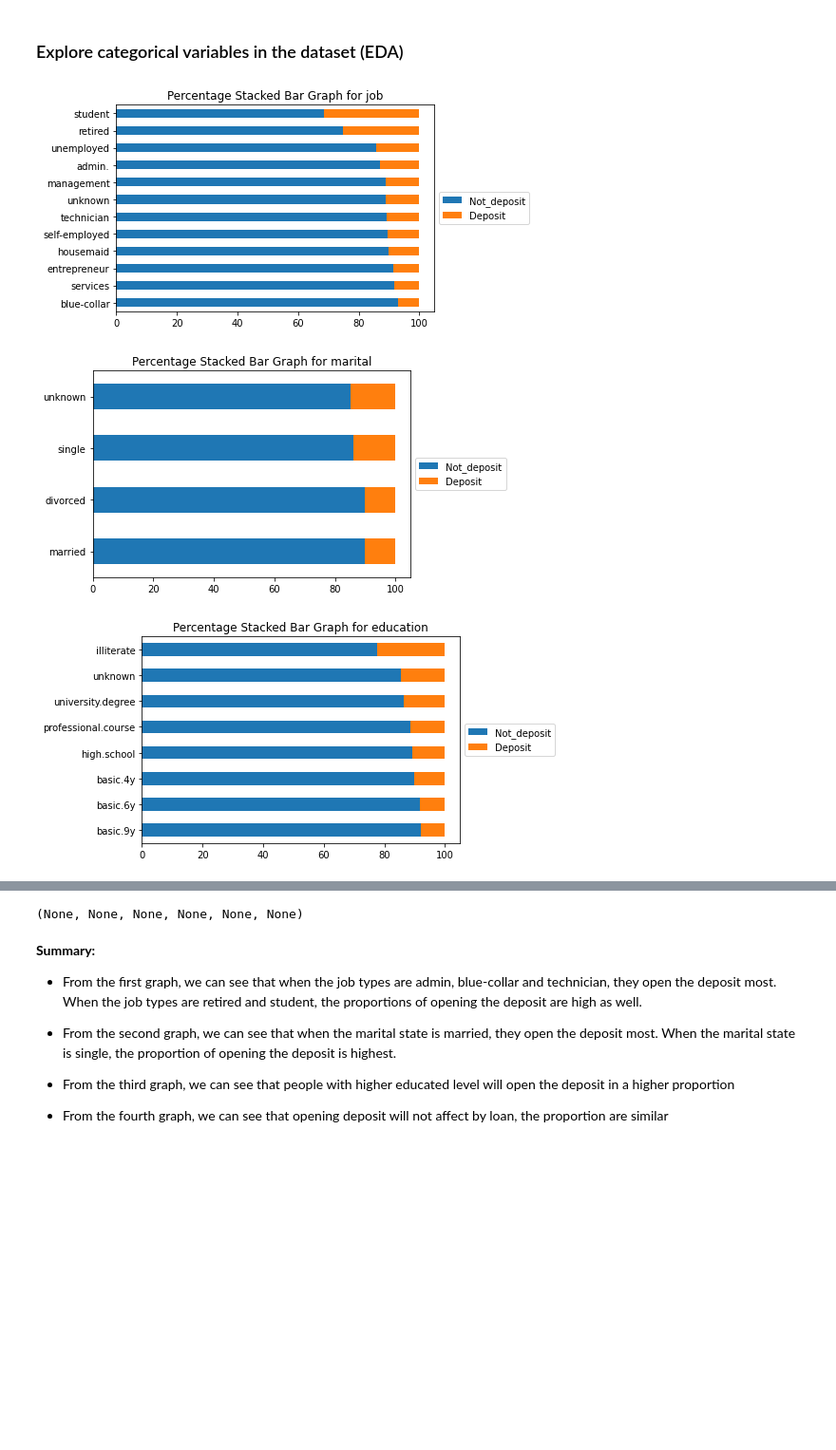
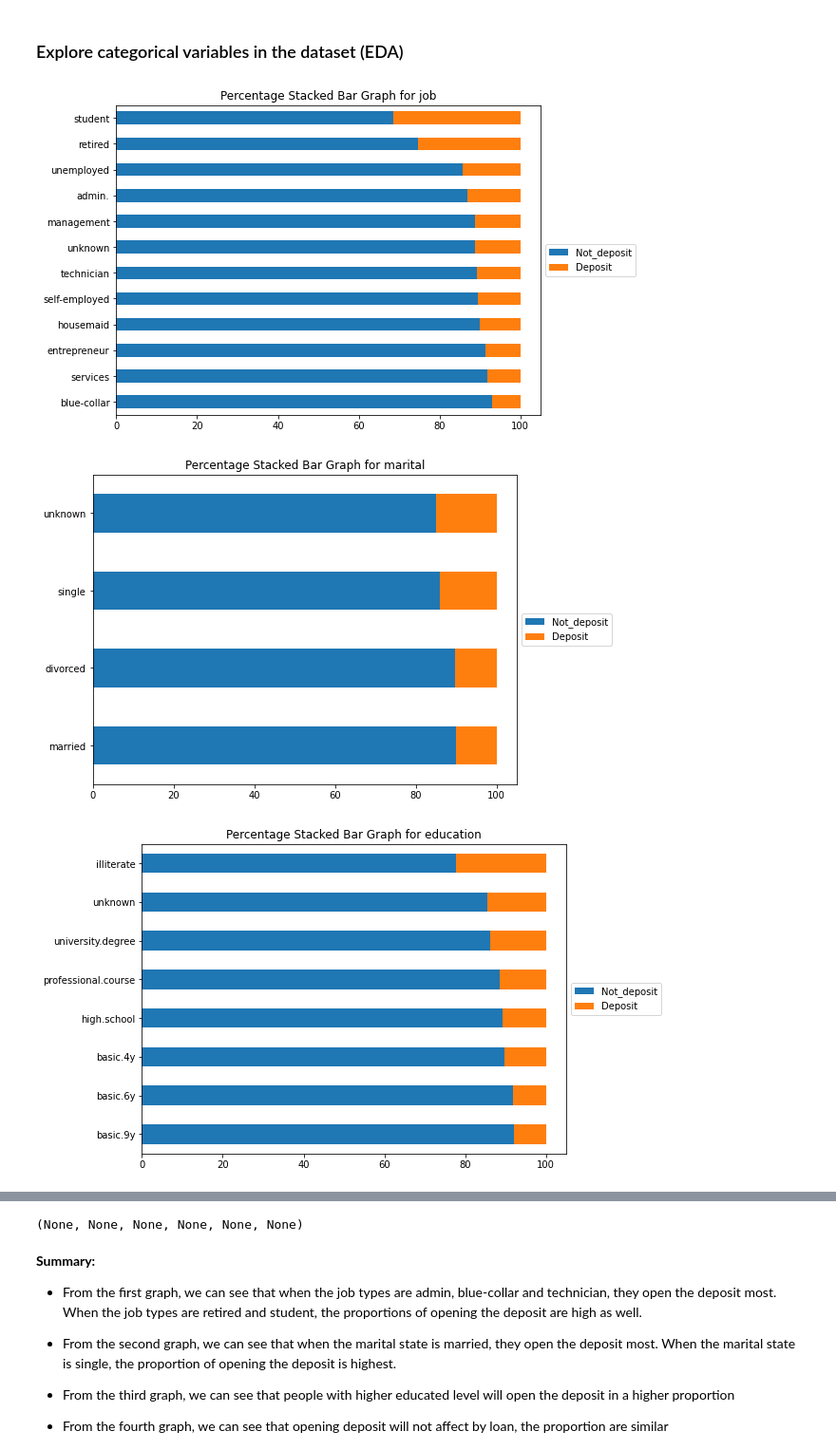
Before and after one commit to EricLaw-LYL/RMSC4002-Project, a Jupyter notebook: src/python/Classification.ipynb, the cells around one changed output, grey strips where cells are left out. Shown: that part at 95% size. Cells and saved outputs as stored; diff of their text form; code cells hidden in the pictures; blank space fills up the shorter version.

Commit message:
update graphs

```diff
--- a/src/python/Classification.ipynb
+++ b/src/python/Classification.ipynb
@@ -99,28 +101,30 @@ display('There are {} observations with {} features'.format(data.shape[0], data.
 # %%
 # Function of plotting the categorical values disribution
 def plot_bar(column):
     temp = pd.DataFrame()  #create a tremp dataframe
     temp['Not_deposit'] = data[data['y'] == 'no'][column].value_counts() # count the value when y = no
     temp['Deposit'] = data[data['y'] == 'yes'][column].value_counts() # count the value when y = yes
     # temp.plot(kind='bar',color=["green","blue"])
     # plt.title('Distribution between deposit and {} '.format(column))
     # plt.xlabel(f'{column}')
     # plt.ylabel('Number')
 
     temp = temp.apply(lambda x: x / x.sum(), axis = 1) * 100
     temp.sort_values("Deposit", inplace = True)
+    plt.figure(figsize=(8, 6))
     temp.plot(
         kind = "barh",
         stacked = True,
         title = "Percentage Stacked Bar Graph for {}".format(column),
-        mark_right = True
+        mark_right = True,
+        ax = plt.gca()
     ).legend(loc = "center left", bbox_to_anchor = (1, 0.5))
 
     plt.savefig("../../plot/classification/{}.pdf".format(column), bbox_inches = "tight")
-    plt.show();
+    plt.show()
 
 plot_bar('job'), plot_bar('marital'), plot_bar('education'), plot_bar('contact'), plot_bar('loan'), plot_bar('housing')
 # %% [output]
-[figure, old version]
+[figure, new version]
-[figure, old version]
+[figure, new version]
-[figure, old version]
+[figure, new version]
```
Also changed, not shown: parts of 8 cells of this notebook, 8 other files.
